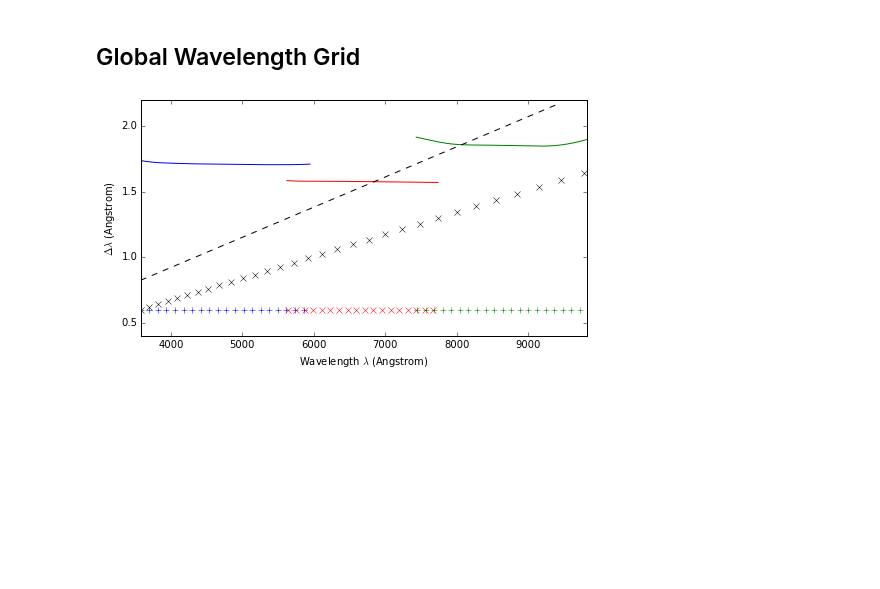
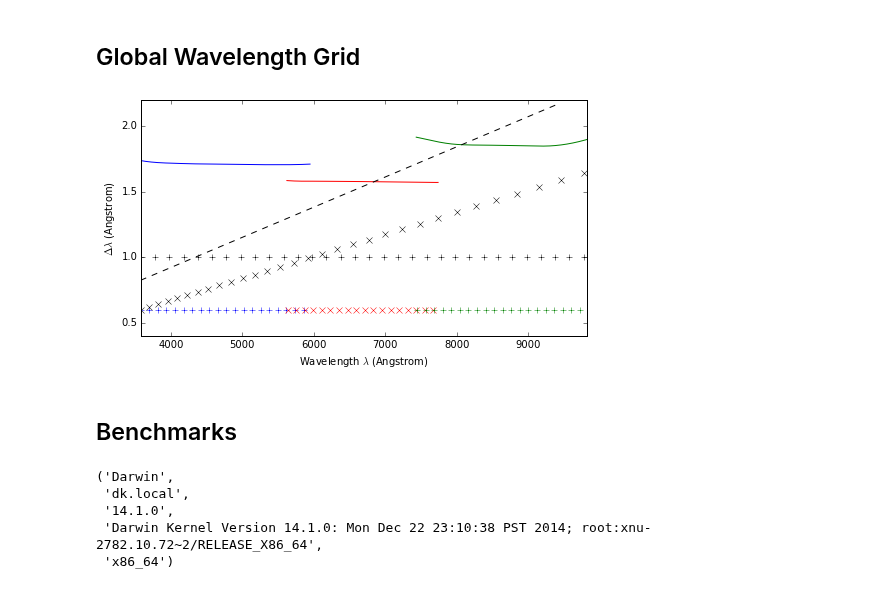
Before and after one commit to desihub/desispec, a Jupyter notebook: doc/nb/SpectroPerfectCoadds.ipynb, the cells around one changed output. Cells and saved outputs as stored; diff of their text form; code cells hidden in the pictures; blank space fills up the shorter version.

```diff
--- a/doc/nb/SpectroPerfectCoadds.ipynb
+++ b/doc/nb/SpectroPerfectCoadds.ipynb
@@ -678,40 +688,54 @@ def plot_grids(s=200,first=0.6,save=None):
     bgrid = np.linspace(3579.0,5938.8,3934)
     rgrid = np.linspace(5635.0,7730.8,3494)
     zgrid = np.linspace(7445.0,9824.0,3966)
+    # Build a linear grid with 1A spacing.
+    linear_grid = np.arange(3579.0,9826.0,1.0)
     # Build a log-lambda grid covering the full range with the specified first bin size.
     ratio = zgrid[-1]/bgrid[0]
     ngrid = 1 + np.floor(np.log(ratio)/np.log((bgrid[0]+first)/bgrid[0])).astype(int)
-    global_grid = bgrid[0]*np.power(ratio,np.arange(ngrid)/(ngrid-1.))
-    assert bgrid[0]==global_grid[0] and zgrid[-1] == global_grid[-1],'Bad logspace parameters'
+    log_grid = bgrid[0]*np.power(ratio,np.arange(ngrid)/(ngrid-1.))
+    assert bgrid[0]==log_grid[0] and zgrid[-1] == log_grid[-1],'Bad logspace parameters'
     # Calculate bin sizes.
     bsize = np.diff(bgrid)
     rsize = np.diff(rgrid)
     zsize = np.diff(zgrid)
-    global_size = np.diff(global_grid)
+    linear_size = np.diff(linear_grid)
+    log_size = np.diff(log_grid)
     #
     plt.figure(figsize=(7,4))
     plt.plot(bgrid[::s],bsize[::s],'b+')
     plt.plot(rgrid[::s],rsize[::s],'rx')
     plt.plot(zgrid[::s],zsize[::s],'g+')
-    plt.plot(global_grid[::s],global_size[::s],'kx')
+    plt.plot(linear_grid[::s],linear_size[::s],'k+')
+    plt.plot(log_grid[::s],log_size[::s],'kx')
     # Superimpose the PSF FWHM values from $DESIMODEL.
     for band,color in zip('brz',('blue','red','green')):
         wlen = desi_instrument.psfFWHMWavelength[band].wavelength
         fwhm = desi_instrument.psfFWHMWavelength[band].values
         plt.plot(wlen,fwhm,color=color,ls='-')
     # Superimpose the BOSS global wavelength grid.
-    boss_n1 = np.floor(1e4*np.log10(global_grid[0])).astype(int)
-    boss_n2 = np.ceil(1e4*np.log10(global_grid[-1])).astype(int)
+    boss_n1 = np.floor(1e4*np.log10(log_grid[0])).astype(int)
+    boss_n2 = np.ceil(1e4*np.log10(log_grid[-1])).astype(int)
     boss_grid = np.power(10.,1e-4*np.arange(boss_n1,boss_n2+1))
     boss_size = np.diff(boss_grid)
     plt.plot(boss_grid[::s],boss_size[::s],'k--')
     #
-    plt.xlim(global_grid[0],global_grid[-1])
+    plt.xlim(log_grid[0],log_grid[-1])
     plt.xlabel('Wavelength $\lambda$ (Angstrom)')
     plt.ylabel('$\Delta\lambda$ (Angstrom)')
     plt.tight_layout()
     if save: plt.savefig(save)
 # %%
-plot_grids(save='../tex/fig/grids.pdf')
+plot_grids()#save='../tex/fig/grids.pdf')
 # %% [output]
-[figure, old version]
+[figure, new version]
+# %% [markdown]
+## Benchmarks
+# %%
+os.uname()
+# %% [output]
+('Darwin',
+ 'dk.local',
+ '14.1.0',
+ 'Darwin Kernel Version 14.1.0: Mon Dec 22 23:10:38 PST 2014; root:xnu-2782.10.72~2/RELEASE_X86_64',
+ 'x86_64')
```
Also changed, not shown: parts of 22 cells of this notebook.
